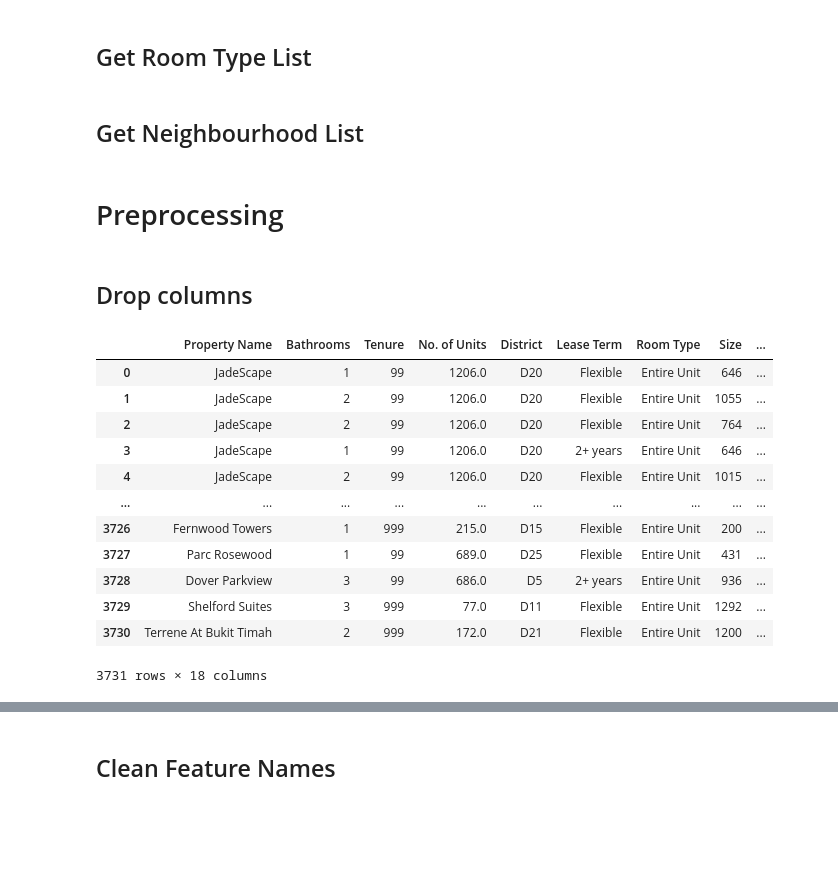
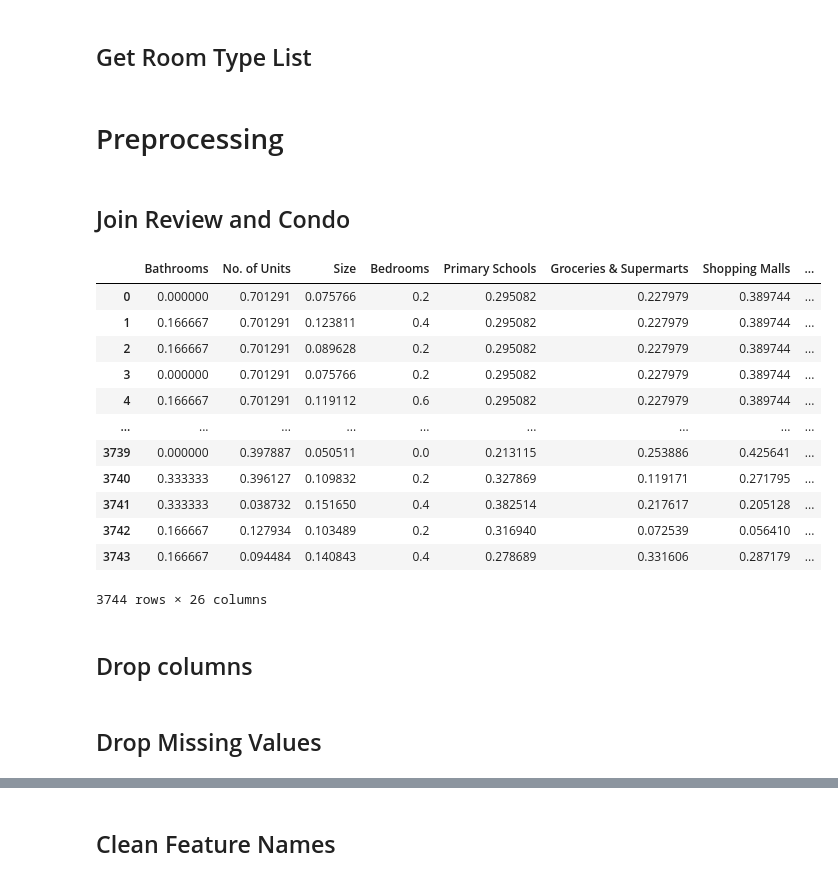
Before and after one commit to cocoy02/IS4242_Group11_Rental_Price_Prediction, a Jupyter notebook: 6_Application.ipynb, the cells around one changed output, grey strips where cells are left out. Drawn from its saved outputs; the diff is of its cells as text; code cells hidden in the pictures; blank space fills up the shorter version.

```diff
--- a/6_Application.ipynb
+++ b/6_Application.ipynb
@@ -47,0 +30,4 @@ dtype: object
+# %%
+df_review = pd.read_csv("/content/drive/MyDrive/IS4242/review_final.csv")
+df_review.drop(['Unnamed: 0'], axis=1, inplace=True)
+df_review
@@ -91,5 +59,3 @@ district_list = df_rent['District'].unique().tolist()
 ## Get Room Type List
 # %%
 room_type_list = df_rent['Room Type'].unique().tolist()
-# %% [markdown]
-## Get Neighbourhood List
@@ -98,5 +62,24 @@ neighbourhood_list = df_rent['Neighborhood'].unique().tolist()
 # %% [markdown]
 # Preprocessing
+# %% [markdown]
+## Join Review and Condo
+# %%
+merged_df = pd.merge(df_rent, df_review, how="left", left_on="Property Name", right_on="Condominium Name")
+merged_df
+# %% [output]
+|  | Bathrooms | No. of Units | Size | Bedrooms | Primary Schools | Groceries & Supermarts | Shopping Malls | ... |
+| 0 | 0.000000 | 0.701291 | 0.075766 | 0.2 | 0.295082 | 0.227979 | 0.389744 | ... |
+| 1 | 0.166667 | 0.701291 | 0.123811 | 0.4 | 0.295082 | 0.227979 | 0.389744 | ... |
+| 2 | 0.166667 | 0.701291 | 0.089628 | 0.2 | 0.295082 | 0.227979 | 0.389744 | ... |
+| 3 | 0.000000 | 0.701291 | 0.075766 | 0.2 | 0.295082 | 0.227979 | 0.389744 | ... |
+| 4 | 0.166667 | 0.701291 | 0.119112 | 0.6 | 0.295082 | 0.227979 | 0.389744 | ... |
+| ... | ... | ... | ... | ... | ... | ... | ... | ... |
+| 3739 | 0.000000 | 0.397887 | 0.050511 | 0.0 | 0.213115 | 0.253886 | 0.425641 | ... |
+| 3740 | 0.333333 | 0.396127 | 0.109832 | 0.2 | 0.327869 | 0.119171 | 0.271795 | ... |
+| 3741 | 0.333333 | 0.038732 | 0.151650 | 0.4 | 0.382514 | 0.217617 | 0.205128 | ... |
+| 3742 | 0.166667 | 0.127934 | 0.103489 | 0.2 | 0.316940 | 0.072539 | 0.056410 | ... |
+| 3743 | 0.166667 | 0.094484 | 0.140843 | 0.4 | 0.278689 | 0.331606 | 0.287179 | ... |
+3744 rows × 26 columns
 # %% [markdown]
 ## Drop columns
 # %%
@@ -104,16 +87,2 @@ df_rent.drop(['Developer', 'Property', 'Address', 'Trains (MRT & LRT)'], axis=1,
-# %%
-df_rent
-# %% [output]
-|  | Property Name | Bathrooms | Tenure | No. of Units | District | Lease Term | Room Type | Size | ... |
-| 0 | JadeScape | 1 | 99 | 1206.0 | D20 | Flexible | Entire Unit | 646 | ... |
-| 1 | JadeScape | 2 | 99 | 1206.0 | D20 | Flexible | Entire Unit | 1055 | ... |
-| 2 | JadeScape | 2 | 99 | 1206.0 | D20 | Flexible | Entire Unit | 764 | ... |
-| 3 | JadeScape | 1 | 99 | 1206.0 | D20 | 2+ years | Entire Unit | 646 | ... |
-| 4 | JadeScape | 2 | 99 | 1206.0 | D20 | Flexible | Entire Unit | 1015 | ... |
-| ... | ... | ... | ... | ... | ... | ... | ... | ... | ... |
-| 3726 | Fernwood Towers | 1 | 999 | 215.0 | D15 | Flexible | Entire Unit | 200 | ... |
-| 3727 | Parc Rosewood | 1 | 99 | 689.0 | D25 | Flexible | Entire Unit | 431 | ... |
-| 3728 | Dover Parkview | 3 | 99 | 686.0 | D5 | 2+ years | Entire Unit | 936 | ... |
-| 3729 | Shelford Suites | 3 | 999 | 77.0 | D11 | Flexible | Entire Unit | 1292 | ... |
-| 3730 | Terrene At Bukit Timah | 2 | 999 | 172.0 | D21 | Flexible | Entire Unit | 1200 | ... |
-3731 rows × 18 columns
+# %% [markdown]
+## Drop Missing Values
```
Also changed, not shown: parts of 40 cells of this notebook.
